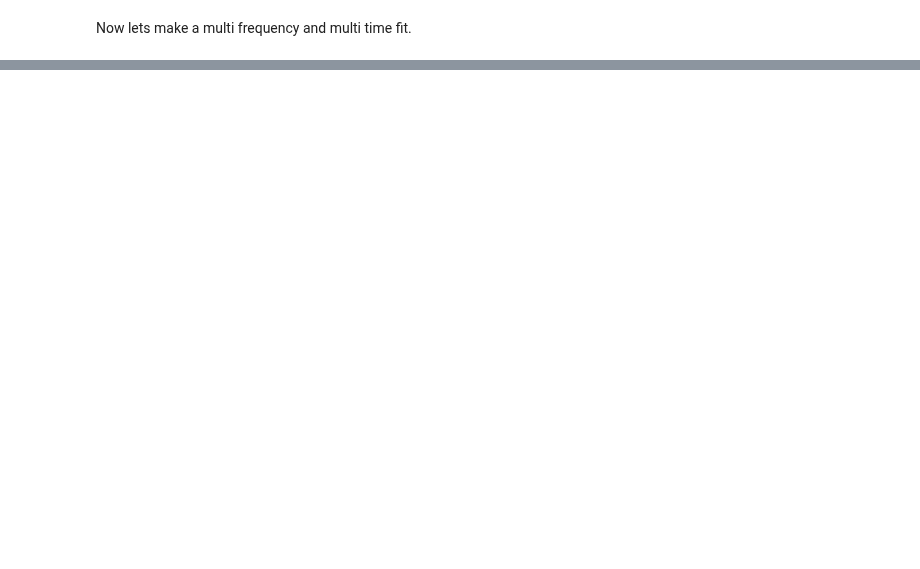
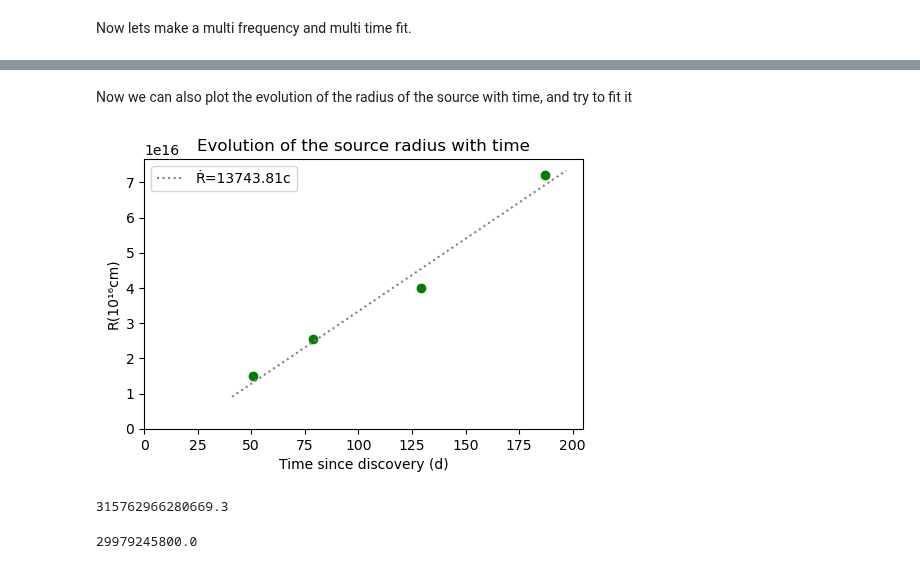
Before and after one commit to Camachoadri/JAEICU2024, a Jupyter notebook: TDE AT2019dsg/TDE jet from AT2019dsg.ipynb, the cells around one changed output, grey strips where cells are left out. Cells and saved outputs as stored; diff of their text form; code cells hidden in the pictures; blank space fills up the shorter version.

```diff
--- a/TDE AT2019dsg/TDE jet from AT2019dsg.ipynb
+++ b/TDE AT2019dsg/TDE jet from AT2019dsg.ipynb
@@ -435,0 +471,37 @@ plt.show()
+# %% [markdown]
+Now we can also plot the evolution of the radius of the source with time, and try to fit it
+# %%
+sizefig=3.5
+plt.figure(figsize=(sizefig*golden, sizefig))
+
+R_fit=10**result['x'][7:11]
+times=[DaysSinceDetection('19/05/22'), DaysSinceDetection('19/06/19'), DaysSinceDetection('19/08/08'),
+      DaysSinceDetection('19/10/05')]
+
+#R_fit=np.delete(R_fit, -1)
+#times=np.delete(times, -1)
+
+slope, intercept, r_value, p_value, std_err = stats.linregress(times,R_fit)
+lintime=np.linspace(times[0]-10, times[len(times)-1] + 10)
+
+plt.plot(lintime, slope*lintime+intercept, linestyle=':', c='grey', label= f'Ṙ={round(slope/const.c.cgs.value,2)}c' )
+plt.scatter(times, R_fit, c='green')
+
+plt.xlim(left=0)
+plt.ylim(bottom=0)
+
+plt.ylabel(f"R(10¹⁶cm)")
+plt.xlabel(f'Time since discovery (d)')
+plt.title('Evolution of the source radius with time')
+plt.legend()
+plt.show()
+# %% [output]
+[figure, added]
+# %%
+slope
+# %% [output]
+315762966280669.3
+# %%
+const.c.cgs.value
+# %% [output]
+29979245800.0
```
Also changed, not shown: parts of 10 cells of this notebook.
